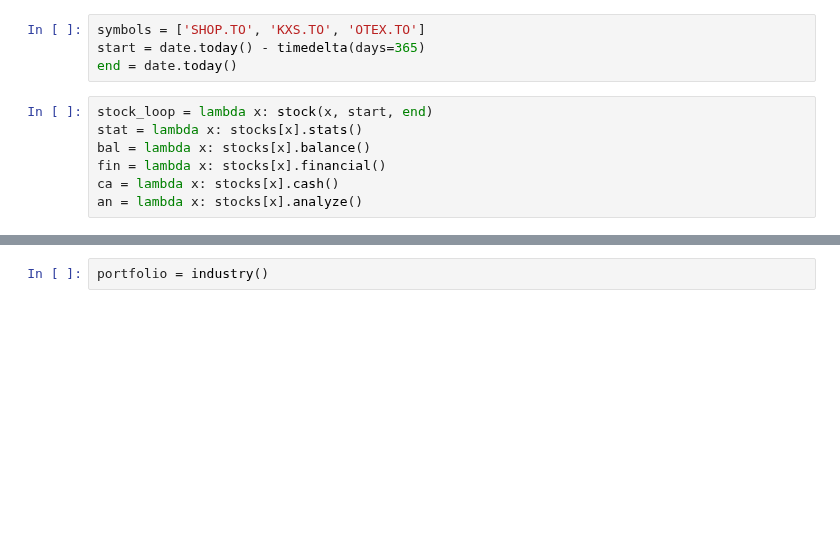
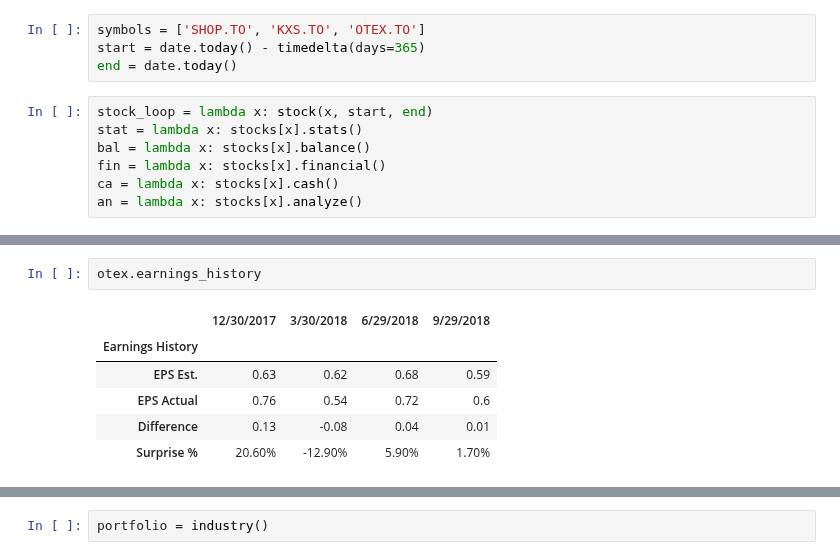
Before and after one commit to dray89/finance_python, a Jupyter notebook: Instructions_Example.ipynb, the cells around one changed output, grey strips where cells are left out. Cells and saved outputs as stored; diff of their text form; blank space fills up the shorter version.

```diff
--- a/Instructions_Example.ipynb
+++ b/Instructions_Example.ipynb
@@ -142,0 +140,9 @@ nan
+# %%
+otex.earnings_history
+# %% [output]
+|  | 12/30/2017 | 3/30/2018 | 6/29/2018 | 9/29/2018 |
+| Earnings History |  |  |  |  |
+| EPS Est. | 0.63 | 0.62 | 0.68 | 0.59 |
+| EPS Actual | 0.76 | 0.54 | 0.72 | 0.6 |
+| Difference | 0.13 | -0.08 | 0.04 | 0.01 |
+| Surprise % | 20.60% | -12.90% | 5.90% | 1.70% |
```
Also changed, not shown: parts of 33 cells of this notebook.
